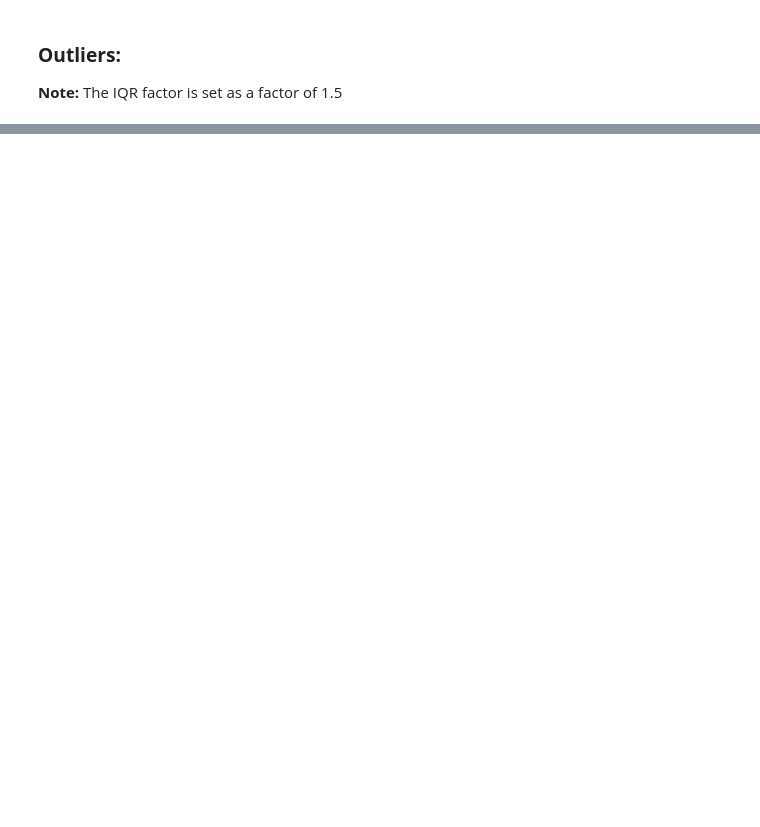
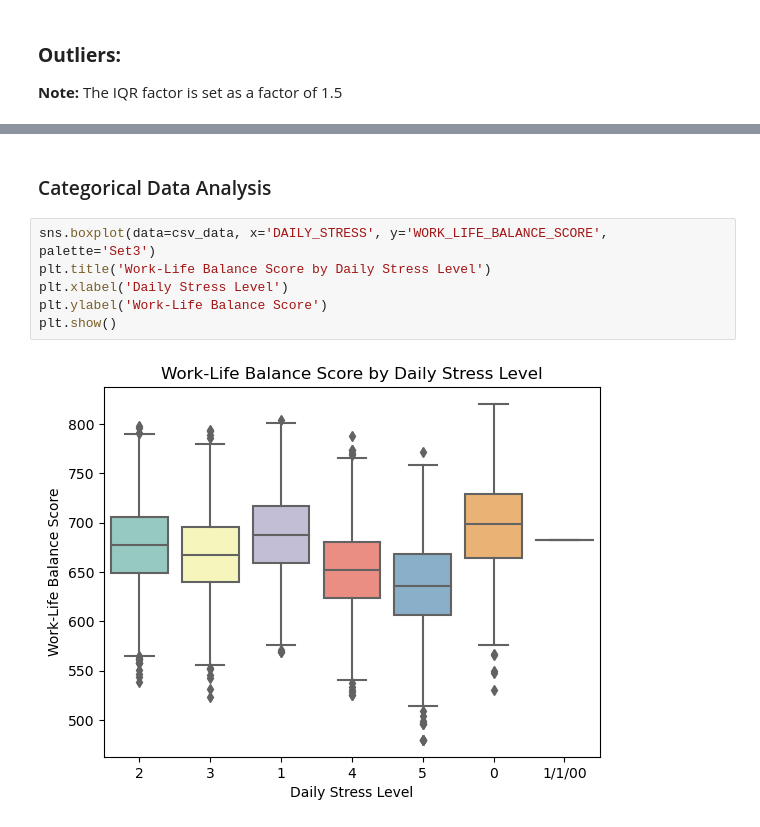
Before and after one commit to amsun001/Project_DataScience-lifestyle-and-wellbeing, a Jupyter notebook: Script/LifestyleAndWellbeing.ipynb, the cells around one changed output, grey strips where cells are left out. Cells and saved outputs as stored; diff of their text form; blank space fills up the shorter version.

```diff
--- a/Script/LifestyleAndWellbeing.ipynb
+++ b/Script/LifestyleAndWellbeing.ipynb
@@ -175,0 +209,10 @@ Empty DataFrame
+# %% [markdown]
+### Categorical Data Analysis
+# %%
+sns.boxplot(data=csv_data, x='DAILY_STRESS', y='WORK_LIFE_BALANCE_SCORE', palette='Set3')
+plt.title('Work-Life Balance Score by Daily Stress Level')
+plt.xlabel('Daily Stress Level')
+plt.ylabel('Work-Life Balance Score')
+plt.show()
+# %% [output]
+[figure, added]
```
Also changed, not shown: parts of 11 cells of this notebook.
